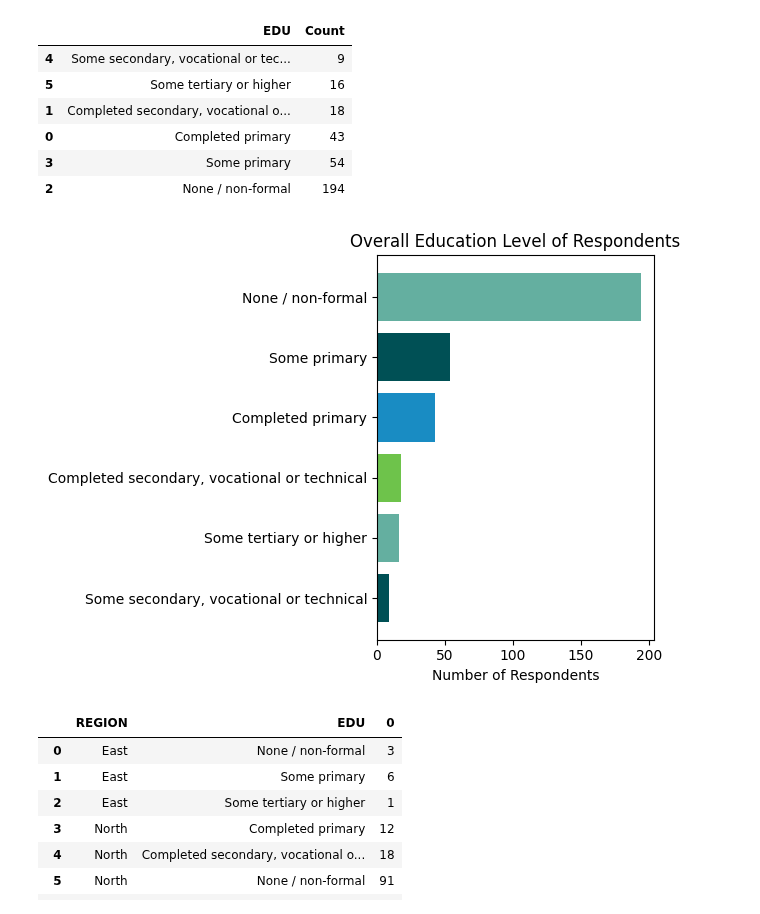
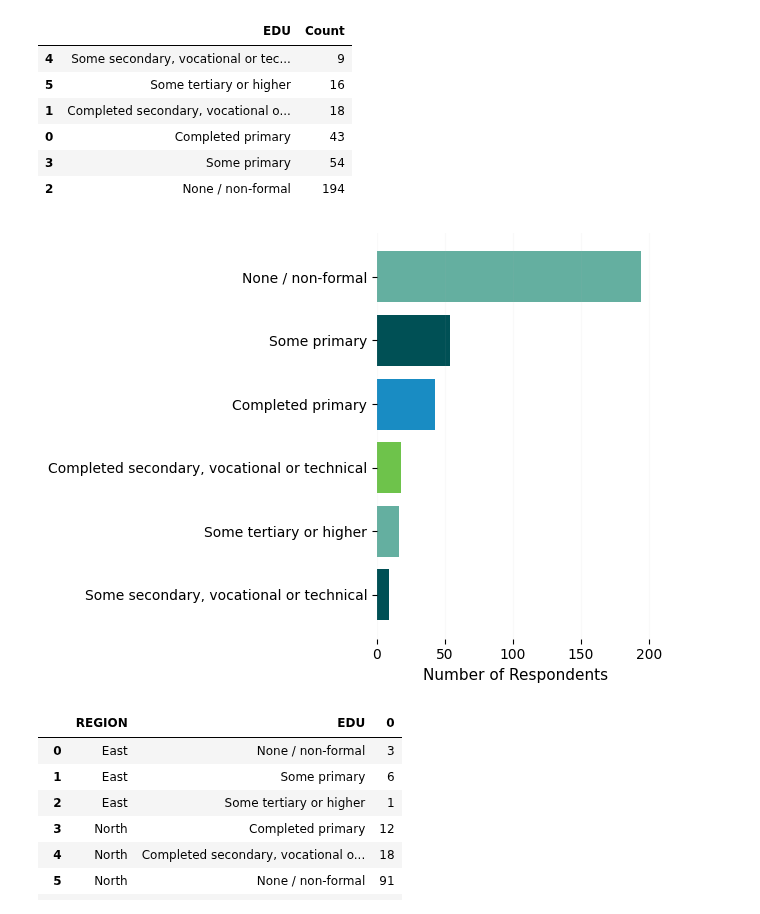
Before and after one commit to Mirwais-Farahi/MSIHealthServiceAnalytics, a Jupyter notebook: notebooks/03_Descriptive_Analysis.ipynb, the cells around one changed output. Cells and saved outputs as stored; diff of their text form; code cells hidden in the pictures.

```diff
--- a/notebooks/03_Descriptive_Analysis.ipynb
+++ b/notebooks/03_Descriptive_Analysis.ipynb
@@ -115,11 +121,20 @@ facility_types
 # Visualization: Stacked bar chart
 vis_facility_types = facility_types.pivot(index='REGION', columns='FACTYPE', values='Count')
 
-vis_facility_types.plot(kind='bar', stacked=True, width=0.7, color=colors)
-plt.title('Stacked Bar Chart: Facility Type Distribution by Region')
-plt.ylabel('Count')
-plt.xlabel('Region')
-plt.legend(title='Facility Type')
+ax = vis_facility_types.plot(kind='bar', stacked=True, width=0.7, color=colors)
+#plt.title('Stacked Bar Chart: Facility Type Distribution by Region')
+plt.xlabel('Region', fontsize=11)
+plt.xticks(rotation=0, ha='center', fontsize=10)
+plt.legend(title='Facility Type', title_fontsize=11, fontsize=10)
+plt.yticks(fontsize=10)
+
+for spine in ax.spines.values():
+    spine.set_visible(False)
+
+# Adding grid lines for better readability
+plt.grid(axis='y', linestyle='--', alpha=0.5)
+
+# Adjusting the layout to avoid overlap and ensure everything fits
 plt.tight_layout()
 
 plt.show()
@@ -217,17 +248,27 @@ education_level
 | 3 | Some primary | 54 |
 | 2 | None / non-formal | 194 |
 # %%
-# Plotting the bar chart
-plt.barh(education_level['EDU'], education_level['Count'],  color=colors)
+# Assuming 'education_level' DataFrame is already defined and 'colors' is specified
+ax = plt.barh(education_level['EDU'], education_level['Count'], color=colors)
 
-# Adding chart details
-plt.title('Overall Education Level of Respondents')
-plt.xlabel('Number of Respondents')
+# Adding chart details with improved aesthetics
+plt.xlabel('Number of Respondents', fontsize=11)
+
+# Remove border (spines) around the plot
+for spine in plt.gca().spines.values():
+    spine.set_visible(False)
+
+#plt.title('Overall Education Level of Respondents', fontsize=16, fontweight='bold')
+plt.xlabel('Number of Respondents', fontsize=11)
+plt.grid(axis='x', linestyle='-', alpha=0.07)
+
+# Adjust layout to ensure everything fits
 plt.tight_layout()
 
+# Show the plot
 plt.show()
 # %% [output]
-[figure, old version]
+[figure, new version]
 # %%
 # Region-based education level of each respodent
 original_data.groupby(['REGION', 'EDU']).size().reset_index()
```
Also changed, not shown: parts of 16 cells of this notebook.
